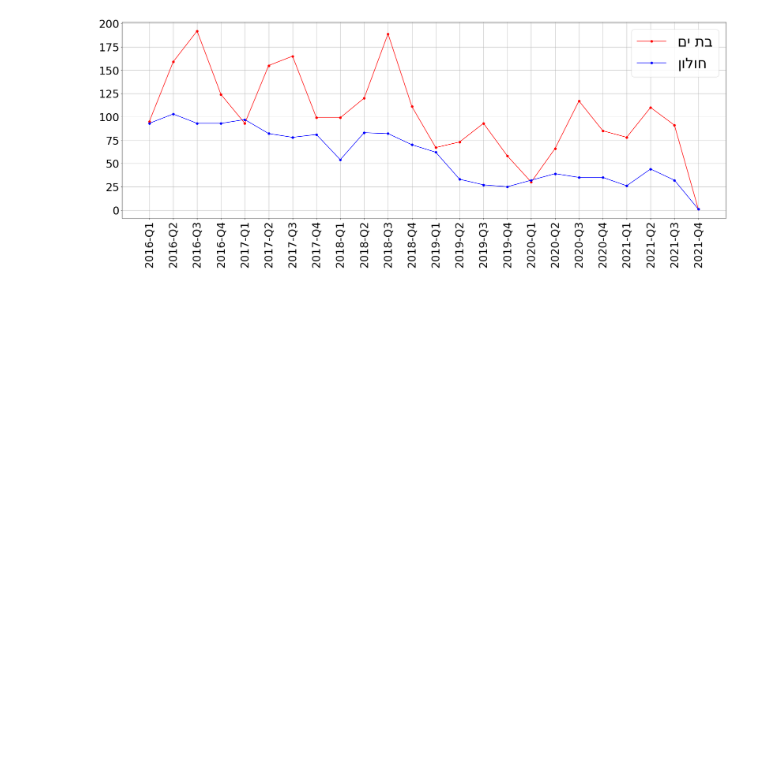
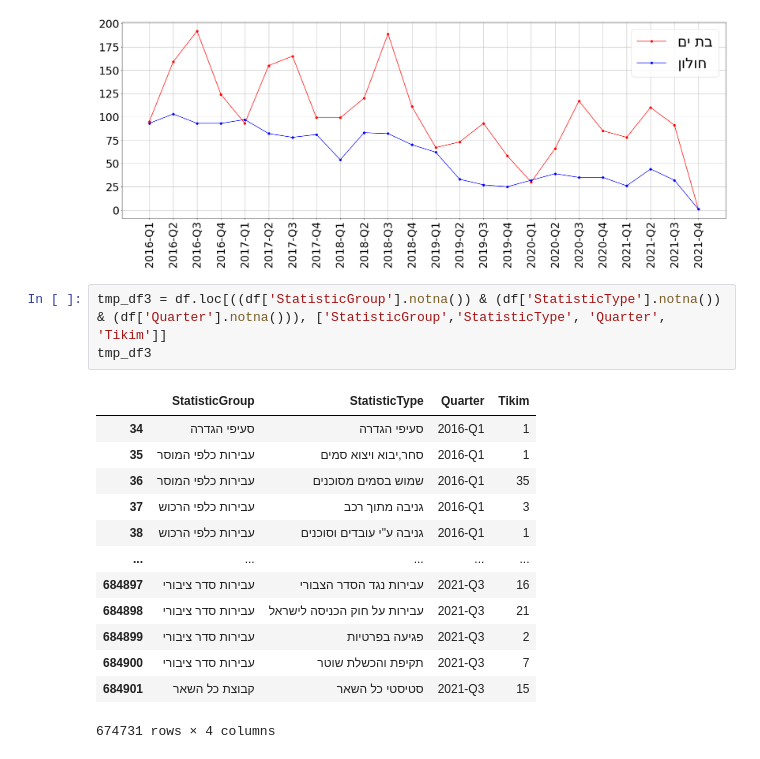
Before and after one commit to MishaTitov/MishtaraReport, a Jupyter notebook: MishtaraReport.ipynb, the cells around one changed output. Cells and saved outputs as stored; diff of their text form; blank space fills up the shorter version.

```diff
--- a/MishtaraReport.ipynb
+++ b/MishtaraReport.ipynb
@@ -39,3 +39,20 @@ plt.tick_params(axis='y', labelsize=30)
 plt.grid()
 # %% [output]
 [figure]
+# %%
+tmp_df3 = df.loc[((df['StatisticGroup'].notna()) & (df['StatisticType'].notna()) & (df['Quarter'].notna())), ['StatisticGroup','StatisticType', 'Quarter', 'Tikim']]
+tmp_df3
+# %% [output]
+|  | StatisticGroup | StatisticType | Quarter | Tikim |
+| 34 | סעיפי הגדרה | סעיפי הגדרה | 2016-Q1 | 1 |
+| 35 | עבירות כלפי המוסר | סחר,יבוא ויצוא סמים | 2016-Q1 | 1 |
+| 36 | עבירות כלפי המוסר | שמוש בסמים מסוכנים | 2016-Q1 | 35 |
+| 37 | עבירות כלפי הרכוש | גניבה מתוך רכב | 2016-Q1 | 3 |
+| 38 | עבירות כלפי הרכוש | גניבה ע"י עובדים וסוכנים | 2016-Q1 | 1 |
+| ... | ... | ... | ... | ... |
+| 684897 | עבירות סדר ציבורי | עבירות נגד הסדר הצבורי | 2021-Q3 | 16 |
+| 684898 | עבירות סדר ציבורי | עבירות על חוק הכניסה לישראל | 2021-Q3 | 21 |
+| 684899 | עבירות סדר ציבורי | פגיעה בפרטיות | 2021-Q3 | 2 |
+| 684900 | עבירות סדר ציבורי | תקיפת והכשלת שוטר | 2021-Q3 | 7 |
+| 684901 | קבוצת כל השאר | סטיסטי כל השאר | 2021-Q3 | 15 |
+674731 rows × 4 columns
```
Also changed, not shown: parts of 2 cells of this notebook, 1 other file.
